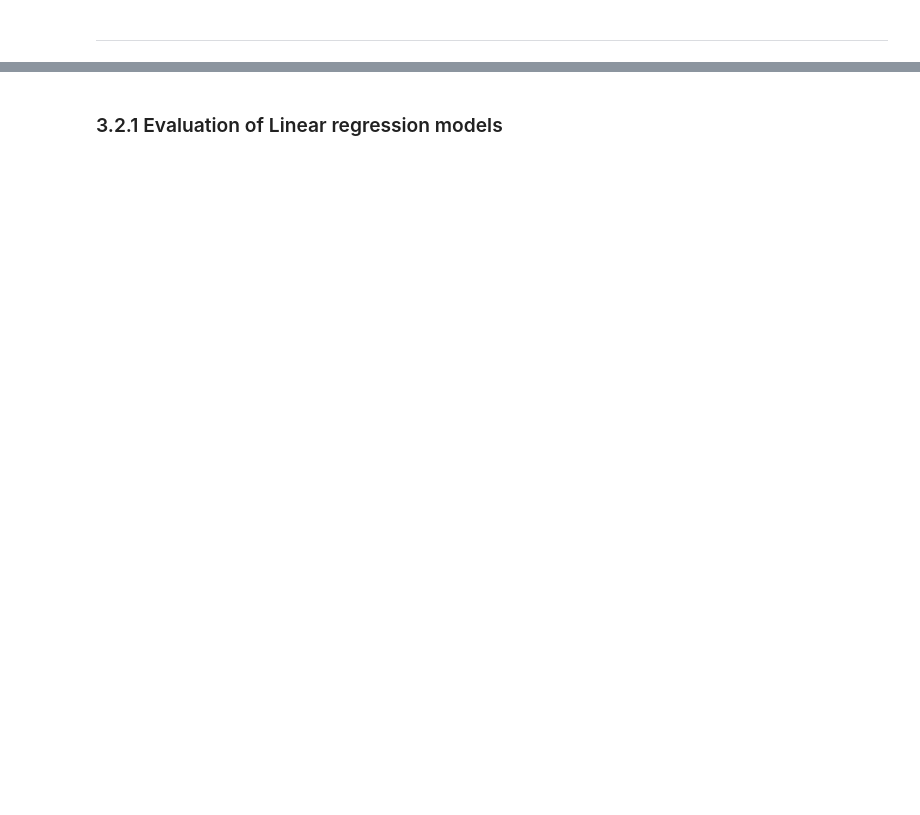
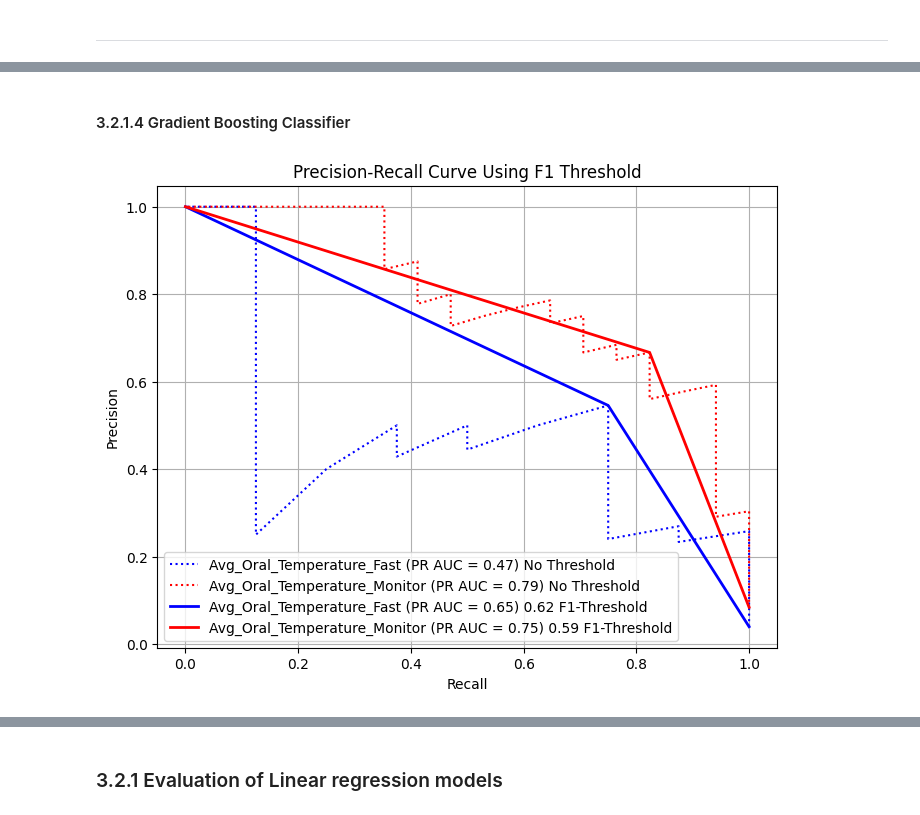
Before and after one commit to ochetcuti/FeverPredictorML, a Jupyter notebook: final.ipynb, the cells around one changed output, grey strips where cells are left out. Drawn from its saved outputs; the diff is of its cells as text; code cells hidden in the pictures; blank space fills up the shorter version.

```diff
--- a/final.ipynb
+++ b/final.ipynb
@@ -1031,0 +1068,19 @@ Random_forest_Avg_Oral_Temperature_Monitor = eval_classification_model(true_labe
+# %% [markdown]
+#### 3.2.1.4 Gradient Boosting Classifier
+# %%
+model_name_str = "GradientBoosting"
+all_predictions = get_predictions()
+true_labels = val_labels_prepared
+prediction = all_predictions[all_predictions["Model Name"] == model_name_str].iloc[0]
+model_name = prediction["Model Name"]
+pred_output = prediction["Prediction Output"]
+pred_prob_output = prediction["Prediction Probability"]
+evaluation_lables = prediction["Evaluation Labels"]
+pred_output_df = pd.DataFrame({
+    'Avg_Oral_Temperature_Fast': pred_output[:, 0],
+    'Avg_Oral_Temperature_Monitor': pred_output[:, 1]
+})
+
+grad_boosting_threshold = eval_threshold(pred_prob_output, true_labels, True)
+# %% [output]
+[figure, added]
```
Also changed, not shown: parts of 24 cells of this notebook.
